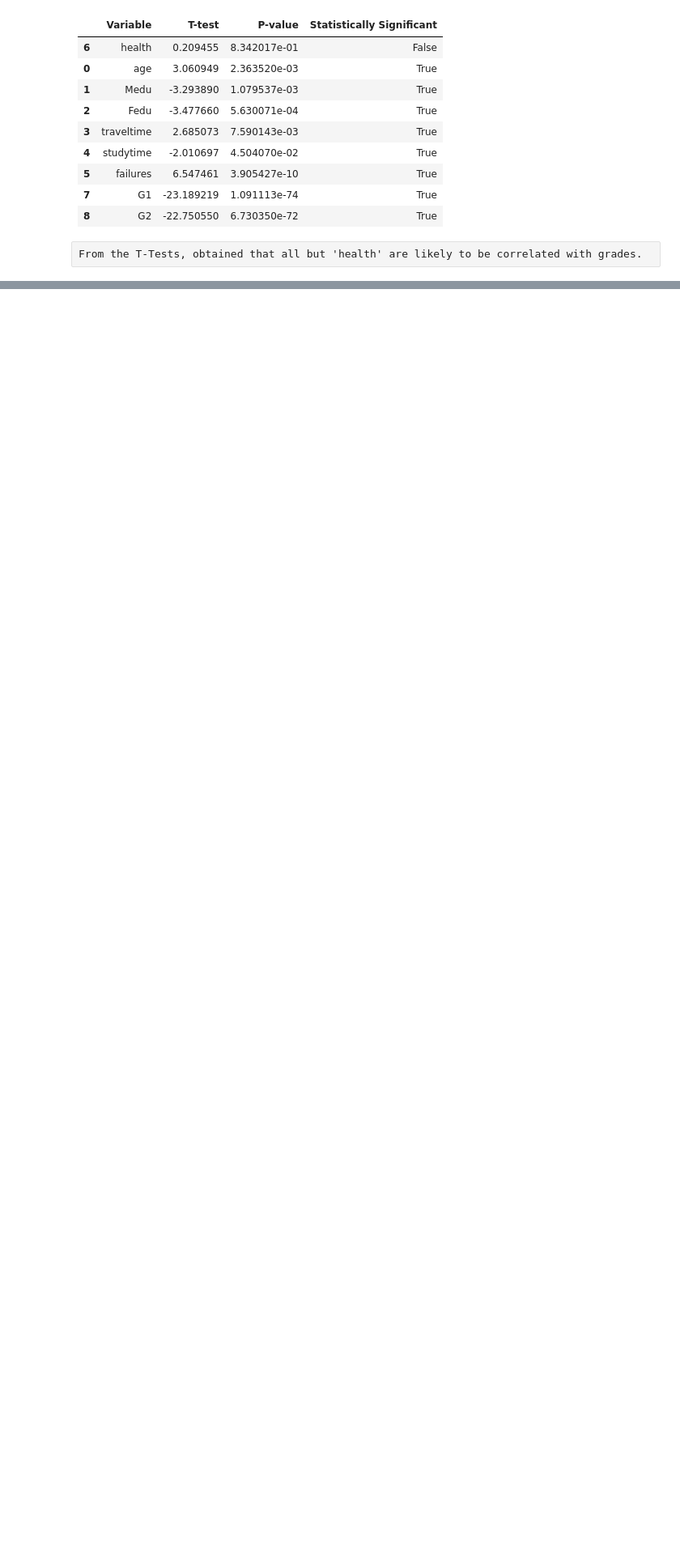
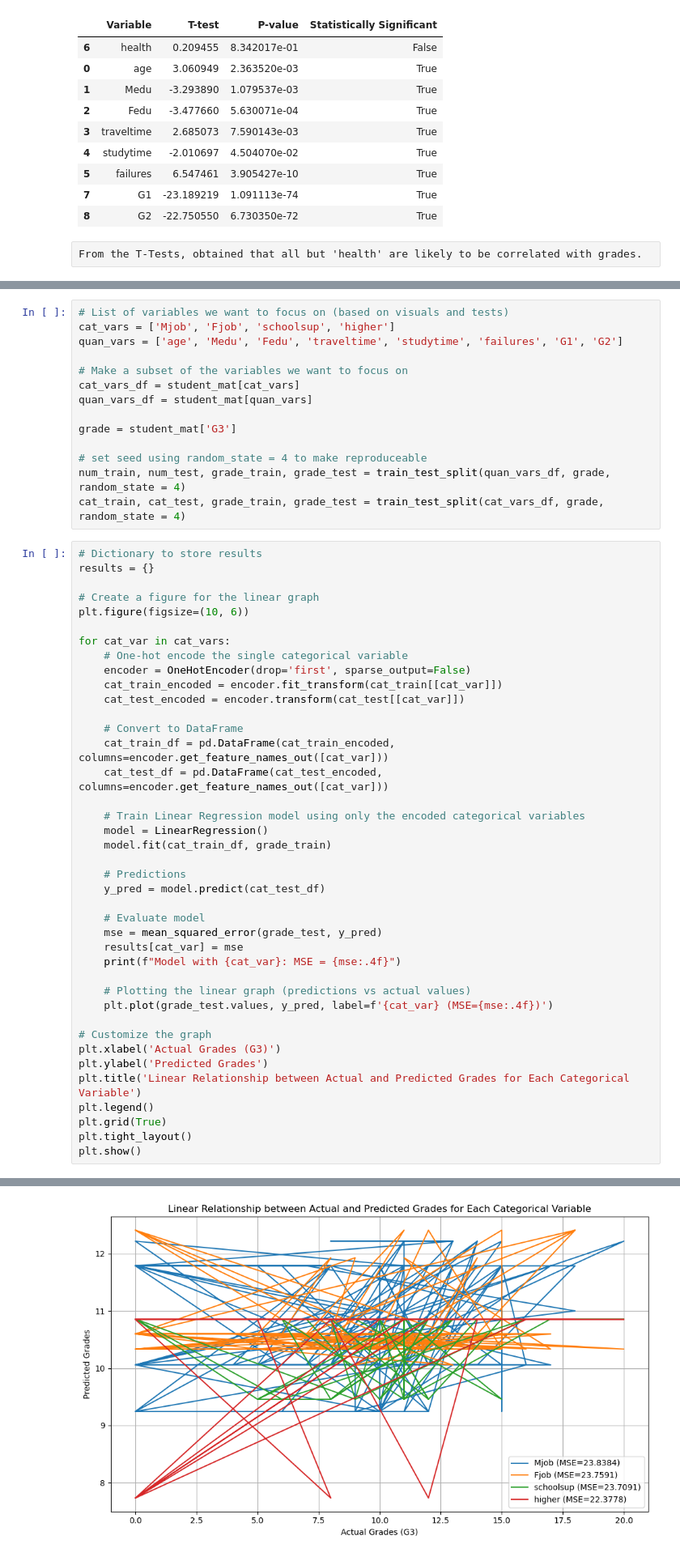
Before and after one commit to akritis2/Pearson-Project, a Jupyter notebook: student_math.ipynb, the cells around one changed output, grey strips where cells are left out. Shown: that part at 81% size. Cells and saved outputs as stored; diff of their text form; blank space fills up the shorter version.

Commit message:
Made a plot but at what cost.

```diff
--- a/student_math.ipynb
+++ b/student_math.ipynb
@@ -194,0 +199,55 @@ From the T-Tests, obtained that all but 'health' are likely to be correlated wit
+# %%
+# List of variables we want to focus on (based on visuals and tests)
+cat_vars = ['Mjob', 'Fjob', 'schoolsup', 'higher']
+quan_vars = ['age', 'Medu', 'Fedu', 'traveltime', 'studytime', 'failures', 'G1', 'G2']
+
+# Make a subset of the variables we want to focus on
+cat_vars_df = student_mat[cat_vars]
+quan_vars_df = student_mat[quan_vars]
+
+grade = student_mat['G3']
+
+# set seed using random_state = 4 to make reproduceable
+num_train, num_test, grade_train, grade_test = train_test_split(quan_vars_df, grade, random_state = 4)
+cat_train, cat_test, grade_train, grade_test = train_test_split(cat_vars_df, grade, random_state = 4)
+# %%
+# Dictionary to store results
+results = {}
+
+# Create a figure for the linear graph
+plt.figure(figsize=(10, 6))
+
+for cat_var in cat_vars:
+    # One-hot encode the single categorical variable
+    encoder = OneHotEncoder(drop='first', sparse_output=False)
+    cat_train_encoded = encoder.fit_transform(cat_train[[cat_var]])
+    cat_test_encoded = encoder.transform(cat_test[[cat_var]])
+
+    # Convert to DataFrame
+    cat_train_df = pd.DataFrame(cat_train_encoded, columns=encoder.get_feature_names_out([cat_var]))
+    cat_test_df = pd.DataFrame(cat_test_encoded, columns=encoder.get_feature_names_out([cat_var]))
+
+    # Train Linear Regression model using only the encoded categorical variables
+    model = LinearRegression()
+    model.fit(cat_train_df, grade_train)
+
+    # Predictions
+    y_pred = model.predict(cat_test_df)
+
+    # Evaluate model
+    mse = mean_squared_error(grade_test, y_pred)
+    results[cat_var] = mse
+    print(f"Model with {cat_var}: MSE = {mse:.4f}")
+
+    # Plotting the linear graph (predictions vs actual values)
+    plt.plot(grade_test.values, y_pred, label=f'{cat_var} (MSE={mse:.4f})')
+
+# Customize the graph
+plt.xlabel('Actual Grades (G3)')
+plt.ylabel('Predicted Grades')
+plt.title('Linear Relationship between Actual and Predicted Grades for Each Categorical Variable')
+plt.legend()
+plt.grid(True)
+plt.tight_layout()
+plt.show()
+# %% [output]
@@ -194,0 +258 @@ From the T-Tests, obtained that all but 'health' are likely to be correlated wit
+[figure, added]
```
Also changed, not shown: parts of 8 cells of this notebook.
